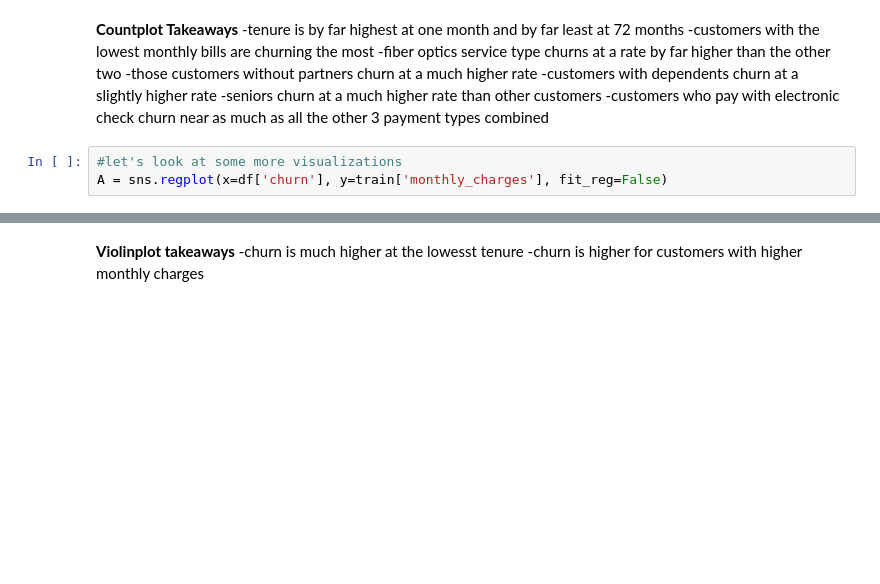
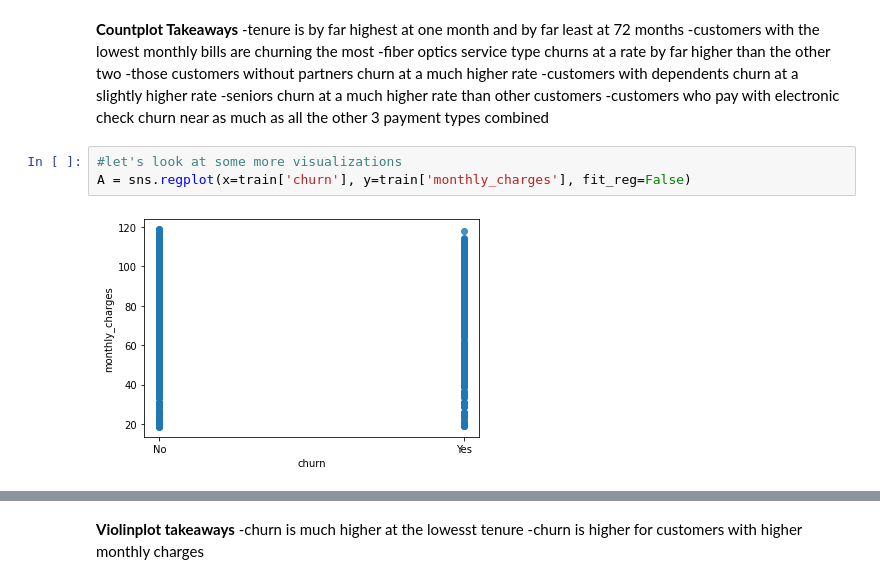
Before and after one commit to SLawsonWoods/Telco_Churn_Project, a Jupyter notebook: Draft_1_folder.ipynb, the cells around one changed output, grey strips where cells are left out. Saved outputs shown, nothing was run; the diff lists cells and outputs as text; blank space fills up the shorter version.

```diff
--- a/Draft_1_folder.ipynb
+++ b/Draft_1_folder.ipynb
@@ -442,6 +529,8 @@ plt.show()
 -customers who pay with electronic check churn near as much as all the other 3 payment types combined
 # %%
 #let's look at some more visualizations
-A = sns.regplot(x=df['churn'], y=train['monthly_charges'], fit_reg=False)
+A = sns.regplot(x=train['churn'], y=train['monthly_charges'], fit_reg=False)
+# %% [output]
+[figure, added]
 # %%
 sns.violinplot(x=train["churn"], y=train["tenure"])
```
Also changed, not shown: parts of 42 cells of this notebook.
